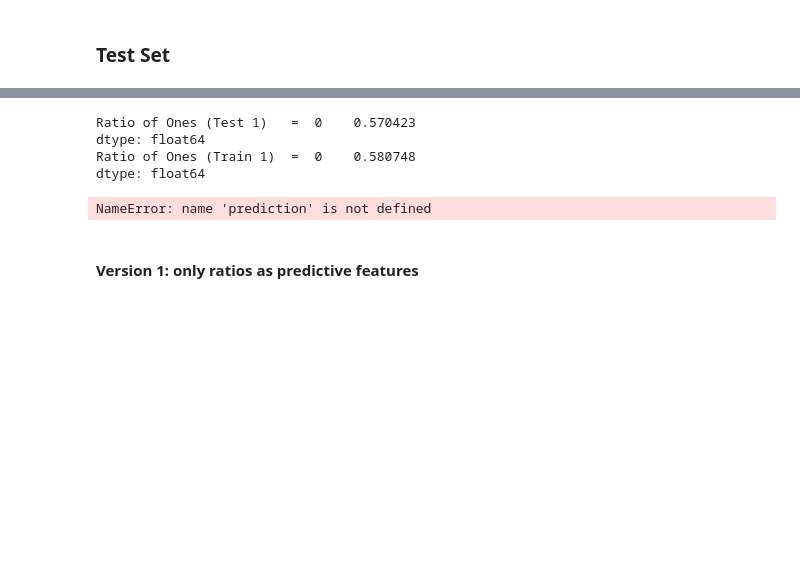
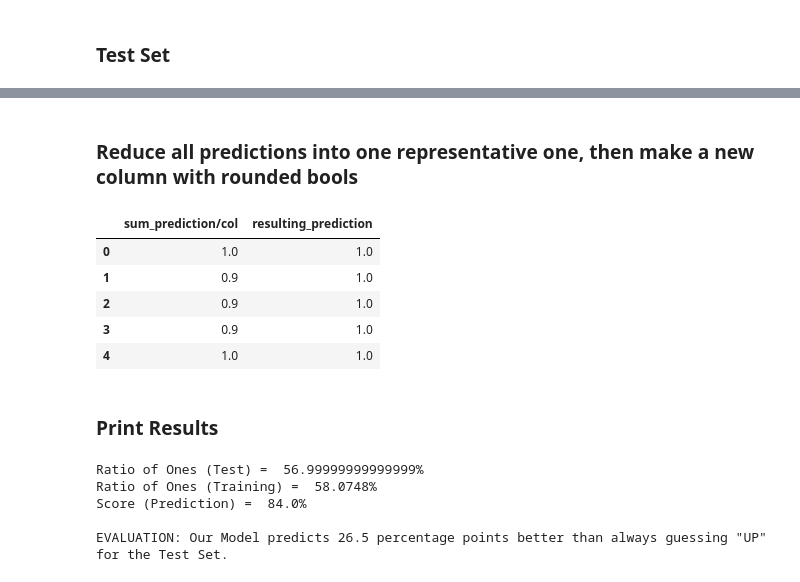
Before and after one commit to mathiasluethi/Machine_Learning_in_Finance_Group_Project, a Jupyter notebook: 3b_prediction_randomforest_-optional-_.ipynb, the cells around one changed output, grey strips where cells are left out. Cells and saved outputs as stored; diff of their text form; code cells hidden in the pictures; blank space fills up the shorter version.

```diff
--- a/3b_prediction_randomforest_-optional-_.ipynb
+++ b/3b_prediction_randomforest_-optional-_.ipynb
@@ -282,21 +382,40 @@ Response Vector y (Test) after Feature Selection:
+# %% [markdown]
+### Reduce all predictions into one representative one, then make a new column with rounded bools
+# %%
+# Make new column where sum of row is set relative to the numer of columns
+# with this we kno, how many percent there was an "UP" predicted of how many times it could have been predicted
+res_prediction = pd.DataFrame()
+res_prediction['sum_prediction/col'] = df_prediction.sum(axis=1)/len(df_prediction.columns)
+#display(res_prediction.head(5))
+
+res_prediction['resulting_prediction'] = res_prediction['sum_prediction/col'].round()
+display(res_prediction.head())
+# %% [output]
+|  | sum_prediction/col | resulting_prediction |
+| 0 | 1.0 | 1.0 |
+| 1 | 0.9 | 1.0 |
+| 2 | 0.9 | 1.0 |
+| 3 | 0.9 | 1.0 |
+| 4 | 1.0 | 1.0 |
+# %% [markdown]
+### Print Results
 # %%
 # Calculate percentage of of ones in the test response vector
-print('Ratio of Ones (Test 1)   =  ' + str(y_test_s.sum() / y_test_s.size))
-
+print('Ratio of Ones (Test) =  ' + str(round(response_test['0'].sum() / response_test['0'].size, 2)*100)+'%')
 # Just to be sure the ones are distributed ca.the same in test and train response vector, check this:
-print('Ratio of Ones (Train 1)  =  ' + str(y_train_s.sum() / y_train_s.size))
-
+print('Ratio of Ones (Training) =  ' + str(round(response_train['0'].sum() / response_train['0'].size, 6)*100)+'%')
 # Calculate precentage of ones predicted with the model
-print('Score (Prediction 1)     =  ' + str(prediction.sum() / prediction.size))
+print('Score (Prediction) =  '
+      + str(round(res_prediction.resulting_prediction.sum() / res_prediction.resulting_prediction.size, 2)*100)+'%'+'\n')
 
 # Calculate the score surplus above the test-set response vector score
-print('Score Surplus Prediction over Guess = ' + str((prediction.sum()/prediction.size) -
-                                                     (y_test_s.sum()/y_test_s.size)))
+print('EVALUATION: Our Model predicts '
+      +str(round((res_prediction.resulting_prediction.sum()/res_prediction.resulting_prediction.size)
+                                       - (response_test['0'].sum()/response_test['0'].size),3)*100)+
+      ' percentage points better than always guessing "UP" for the Test Set.')
 # %% [output]
-Ratio of Ones (Test 1)   =  0    0.570423
-dtype: float64
-Ratio of Ones (Train 1)  =  0    0.580748
-dtype: float64
+Ratio of Ones (Test) =  56.99999999999999%
+Ratio of Ones (Training) =  58.0748%
+Score (Prediction) =  84.0%
+
+EVALUATION: Our Model predicts 26.5 percentage points better than always guessing "UP" for the Test Set.
-NameError: name 'prediction' is not defined
-# %% [markdown]
-#### Version 1: only ratios as predictive features
```
Also changed, not shown: parts of 13 cells of this notebook.
